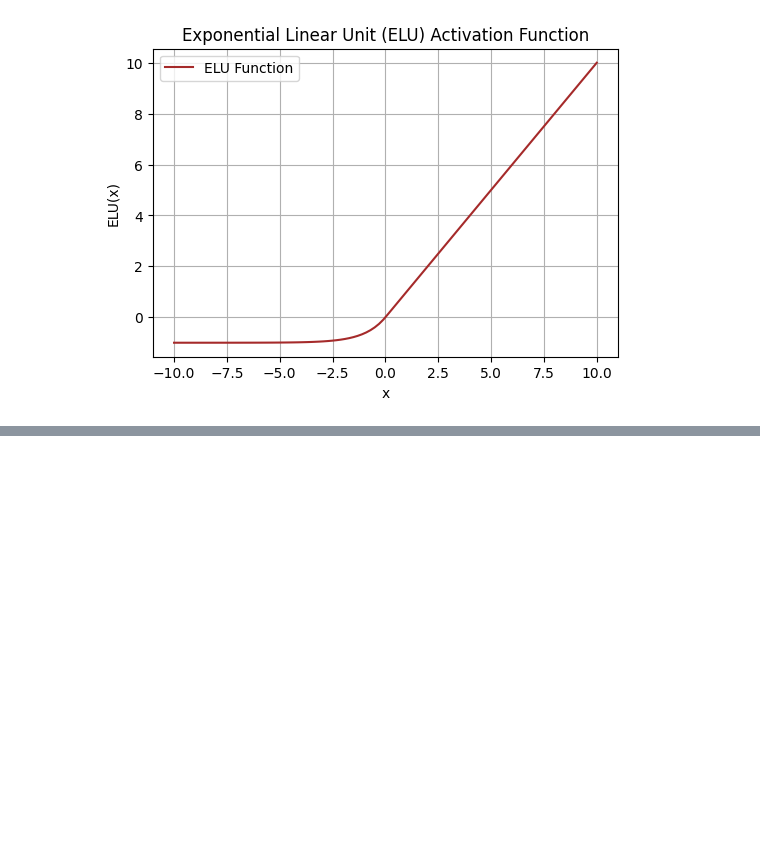
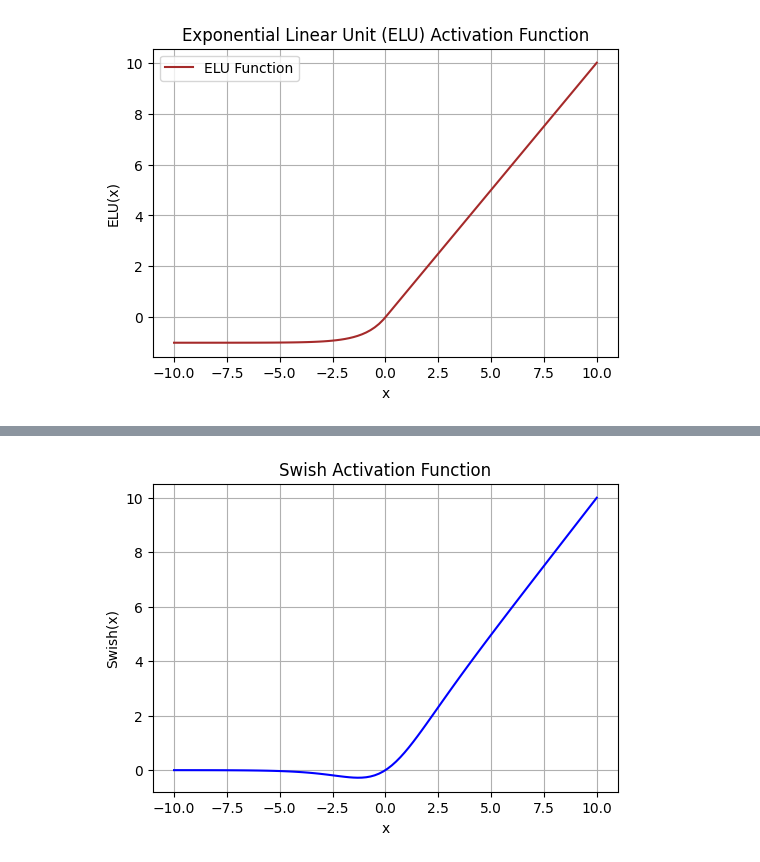
Before and after one commit to sujit4uwbslg/gcet_IV-I_2025, a Jupyter notebook: LAB/week1.ipynb, the cells around one changed output, grey strips where cells are left out. Cells and saved outputs as stored; diff of their text form; code cells hidden in the pictures; blank space fills up the shorter version.

```diff
--- a/LAB/week1.ipynb
+++ b/LAB/week1.ipynb
@@ -261,0 +277,21 @@ plt.show()
+# %%
+import numpy as np
+import matplotlib.pyplot as plt
+
+# Swish function definition
+def swish(x, beta=1):
+    return x / (1 + np.exp(-beta * x))
+
+# Generate input values
+x = np.linspace(-10, 10, 100)
+y = swish(x)
+
+# Plot
+plt.figure(figsize=(6, 4))
+plt.plot(x, y, label='Swish Function', color='blue')
+plt.title('Swish Activation Function')
+plt.xlabel('x')
+plt.ylabel('Swish(x)')
+plt.grid(True)
+# %% [output]
+[figure, added]
```
Also changed, not shown: parts of 2 cells of this notebook.
